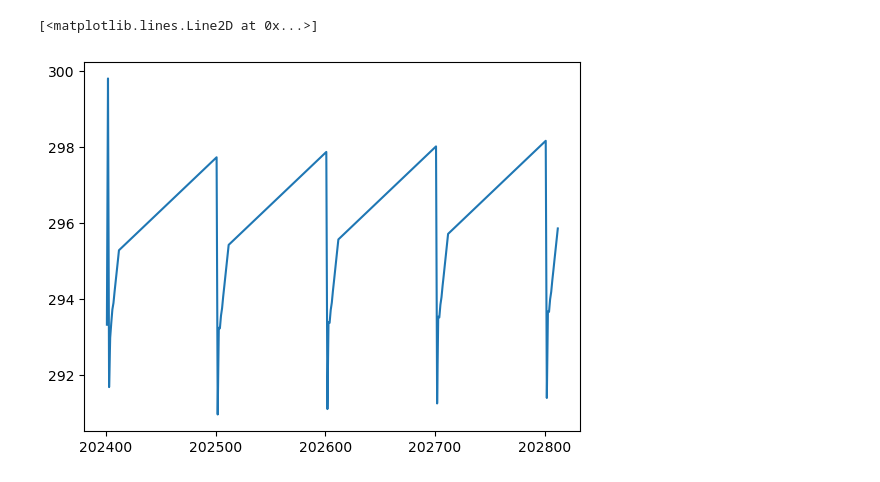
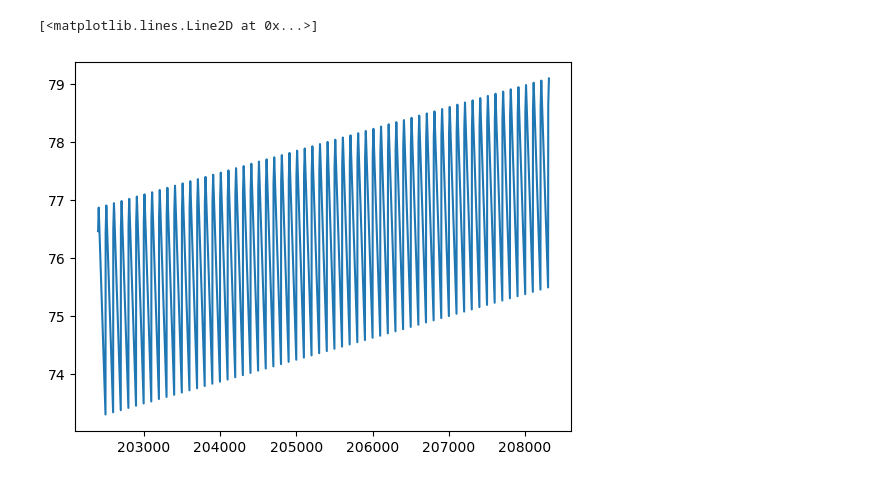
Before and after one commit to lowgard/ml_new_mexico, a Jupyter notebook: main.ipynb, the cells around one changed output. Cells and saved outputs as stored; diff of their text form; code cells hidden in the pictures.

```diff
--- a/main.ipynb
+++ b/main.ipynb
@@ -34,6 +33,7 @@ data_precipitation = pd.read_csv('./data/data_precipitation.csv')
 
 
 # Append columns to the data series
+data_series['cool_degree_days'] = data_cool_degree['Value']
 # data_series['cool_degree_days_anomaly'] = data_cool_degree['Anomaly']
 
 data_series['heat_degree_days'] = data_heat_degree['Value']
@@ -45,16 +45,16 @@ data_series['max_temp'] = data_max_temp['Value']
 data_series['min_temp'] = data_min_temp['Value']
 # data_series['min_temp_anomaly'] = data_min_temp['Anomaly']
 
-# data_series['palmer_z'] = data_palmer_z['Value']
-# # data_series['palmer_z_anomaly'] = data_palmer_z['Anomaly']
+data_series['palmer_z'] = data_palmer_z['Value']
+# data_series['palmer_z_anomaly'] = data_palmer_z['Anomaly']
 
-# data_series['pdsi'] = data_pdsi['Value']
-# # data_series['pdsi_anomaly'] = data_pdsi['Anomaly']
+data_series['pdsi'] = data_pdsi['Value']
+# data_series['pdsi_anomaly'] = data_pdsi['Anomaly']
 
-# data_series['phdi'] = data_phdi['Value']
-# # data_series['phdi_anomaly'] = data_phdi['Anomaly']
+data_series['phdi'] = data_phdi['Value']
+# data_series['phdi_anomaly'] = data_phdi['Anomaly']
 
-# data_series['pmdi'] = data_pmdi['Value']
+data_series['pmdi'] = data_pmdi['Value']
 # data_series['pmdi_anomaly'] = data_pmdi['Anomaly']
 
 data_series['precipitation'] = data_precipitation['Value']
@@ -91,5 +100,5 @@ model_gru = Sequential(
 )
 
 model_gru.compile(optimizer='adam', loss='mse')
-model_gru.fit(x, avg_temp, epochs=200, batch_size=1)
+model_gru.fit(x, avg_temp, epochs=300, batch_size=1)
 # %% [output]
@@ -114,8 +123,9 @@ Epoch 200/200
 <keras.src.callbacks.history.History at 0x...>
 # %%
 # Predict the temperature by regressing the other features and then predicting average temperature
-parameters = ['heat_degree_days', 'max_temp',
-              'min_temp', 'precipitation']
+parameters = ['cool_degree_days', 'heat_degree_days', 'max_temp',
+              'min_temp', 'palmer_z', 'pdsi',
+              'phdi', 'pmdi', 'precipitation']
 # parameters = ['cool_degree_days']
 models = {}
 scalers = {}
@@ -175,7 +185,7 @@ Epoch 300/300
 # Predict the parameters for the next 5 year * 12 months (60 datapoints)
 
 # Get dates for prediction (202401-202812)
-years = 5
+years = 60
 date_predict = np.zeros((years*12, 2))
 for i in range(years*12):
     date_predict[i, 0] = 2024 + i // 12
@@ -197,19 +207,4 @@ for i in range(years*12):
 params_predicts = np.append(yearmonth_vec, param_predicts.T, axis=1)
 
 print(params_predicts)
-
-# # Use predicted params for GRU input to predict avg_temp
-# predictions = []
-
-# for i in range(years*12):
-#     new_timestep = params_predicts[i,:]
-#     new_timestep = np.expand_dims(new_timestep, axis=0)
-#     x = np.append(x[:,1:,:], np.expand_dims(new_timestep, axis=0), axis=1)
-
-#     # x = np.expand_dims(params_predicts[i, :], axis=0)
-#     avg_temp_predict = model_gru.predict(x)
-#     predictions.append(avg_temp_predict)
-
-
-# print(predictions)
 # %% [output]
@@ -299,7 +294,9 @@ print(predictions)
 # %%
 # plot the predictions
 predictions = np.array(predictions).reshape(-1)
-plt.plot(yearmonth_vec, predictions, label='Predicted')
+plt.plot(yearmonth_vec[2:], predictions[2:], label='Predicted')
+
+print(predictions)
 # %% [output]
 [<matplotlib.lines.Line2D at 0x...>]
-[figure, old version]
+[figure, new version]
```
Also changed, not shown: parts of 7 cells of this notebook.
